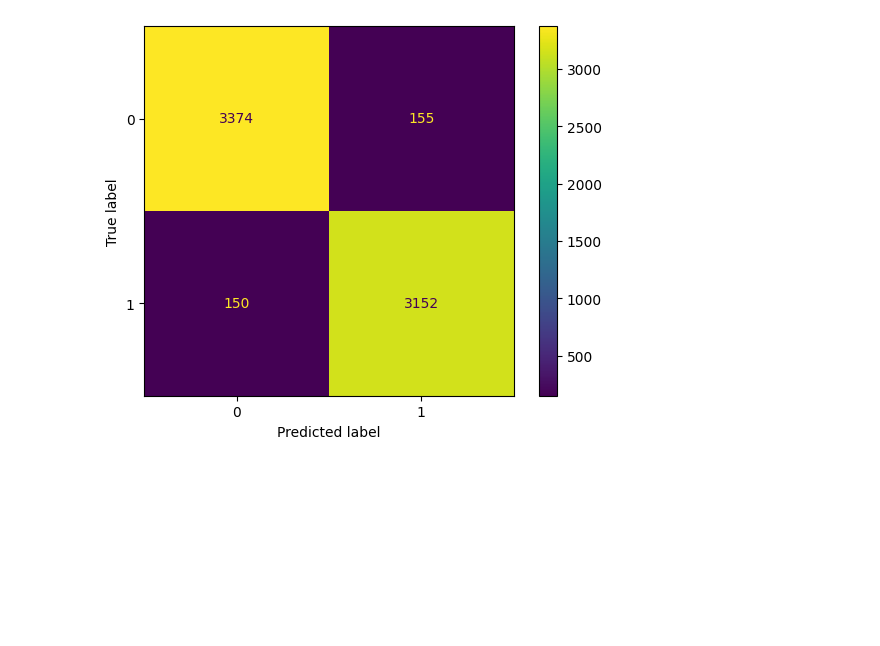
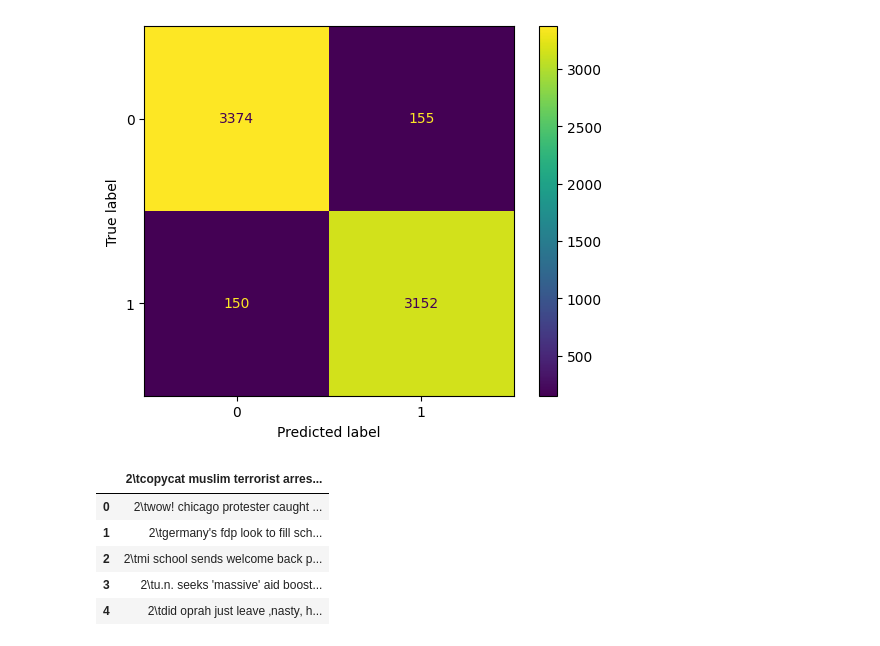
Before and after one commit to Julseb-Ironhack-AI/project-nlp-challenge, a Jupyter notebook: Bert_Model.ipynb, the cells around one changed output. Cells and saved outputs as stored; diff of their text form; code cells hidden in the pictures; blank space fills up the shorter version.

```diff
--- a/Bert_Model.ipynb
+++ b/Bert_Model.ipynb
@@ -186,3 +186,15 @@ disp.plot()
 plt.show()
 # %% [output]
 [figure]
+# %%
+# Convert 2 to 0 or 1 in the file testing_data_lowercase_nolabels
+# Import dataset
+dt = pd.read_csv("./dataset/testing_data_lowercase_nolabels.csv", encoding="utf-8-sig")
+dt.head()
+# %% [output]
+|  | 2\tcopycat muslim terrorist arres... |
+| 0 | 2\twow! chicago protester caught ... |
+| 1 | 2\tgermany's fdp look to fill sch... |
+| 2 | 2\tmi school sends welcome back p... |
+| 3 | 2\tu.n. seeks 'massive' aid boost... |
+| 4 | 2\tdid oprah just leave ‚nasty‚ h... |
```
Also changed, not shown: parts of 3 cells of this notebook.
